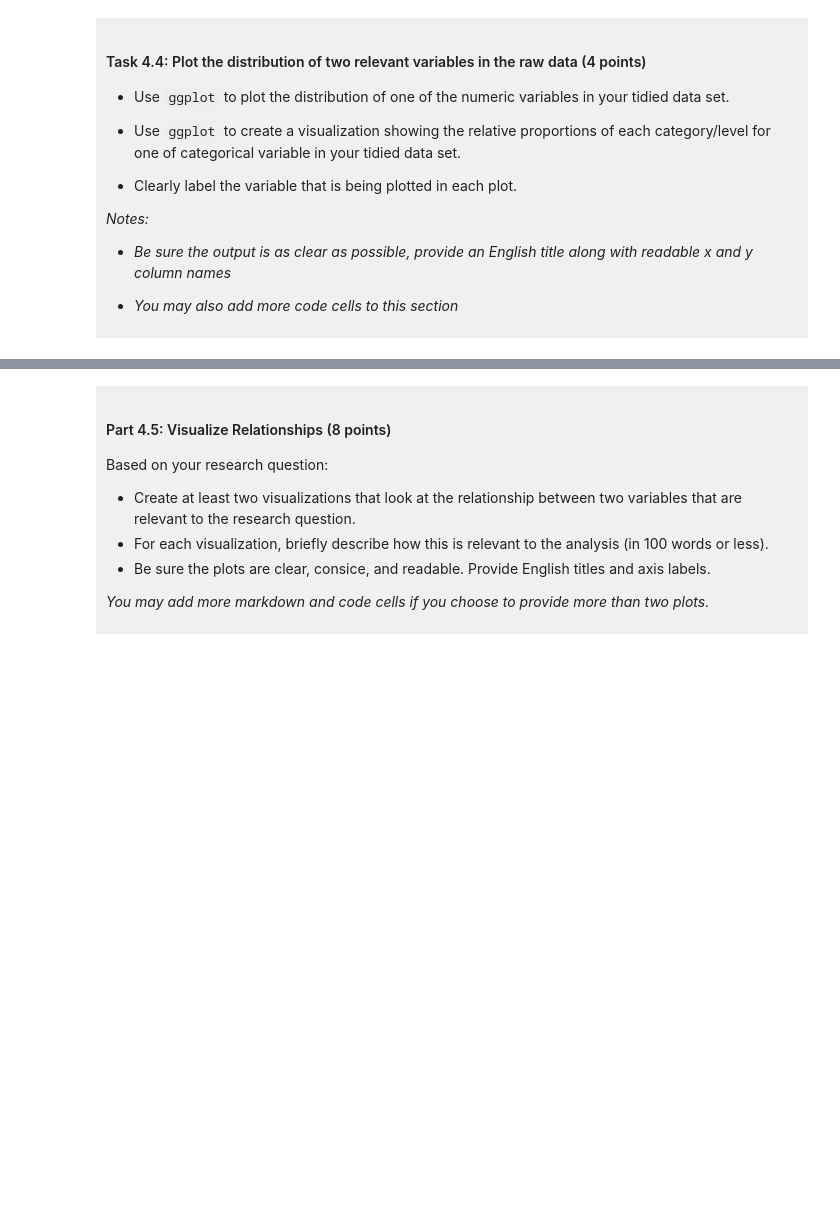
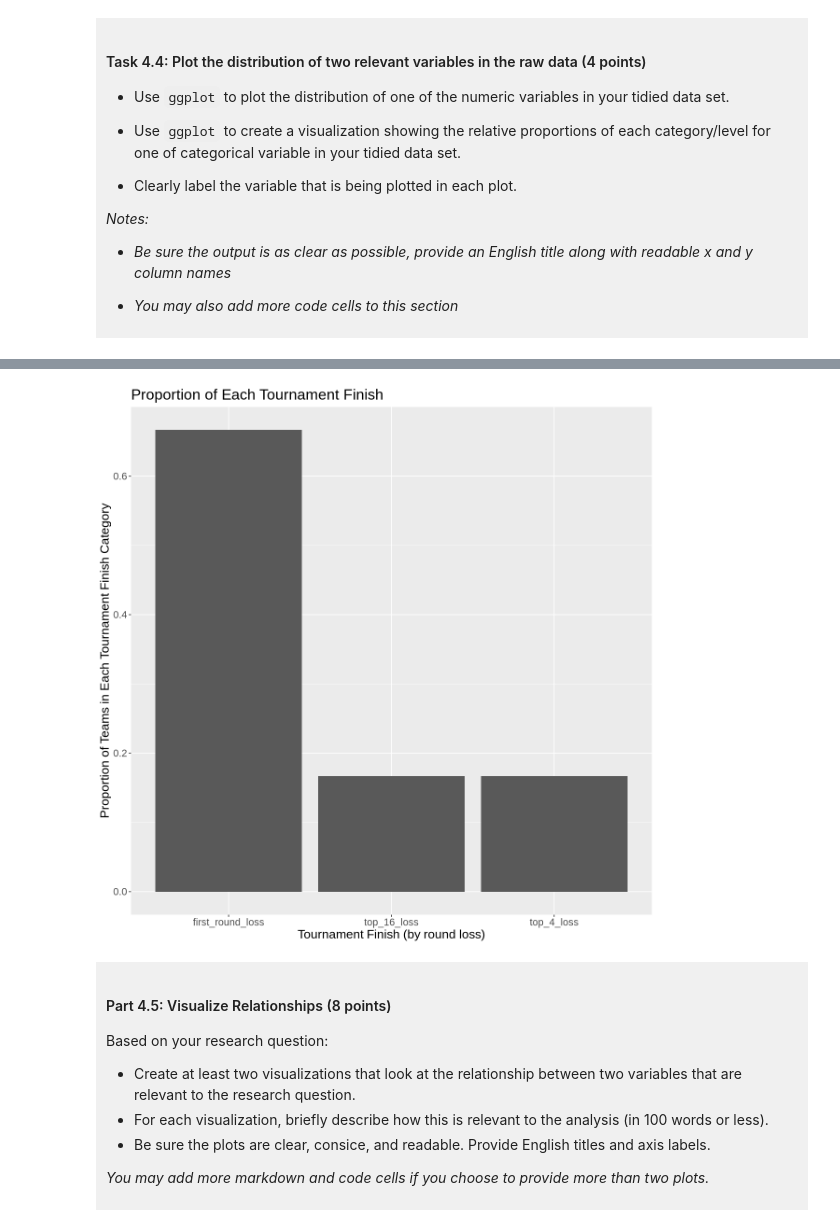
Before and after one commit to ValeriaGJ77/dsci-100-project-Valeria-Gonzalez, a Jupyter notebook: dsci-100-project-notebook.ipynb, the cells around one changed output, grey strips where cells are left out. Saved outputs shown, nothing was run; the diff lists cells and outputs as text; code cells hidden in the pictures; blank space fills up the shorter version.

```diff
--- a/dsci-100-project-notebook.ipynb
+++ b/dsci-100-project-notebook.ipynb
@@ -307,5 +365,18 @@ You will refine your research question (if needed) and produce a tidy data set.
 # %%
-### EDIT THIS CODE CELL FOR PLOT 2 ###
+options(repr.plot.width = 10, repr.plot.height = 10)
+bar_plot <- Womens_NCAA_tidy |>
+    count(tourney_finish) |>
+    mutate(proportion = n/ sum(n)) |>
+    ggplot(aes(x = tourney_finish, y = proportion)) +
+    geom_bar(stat = "identity") +
+    xlab("Tournament Finish (by round loss)") +
+    ylab("Proportion of Teams in Each Tournament Finish Category") +
+    ggtitle("Proportion of Each Tournament Finish")+
+    theme(text = element_text(size=16))
+
+bar_plot
+# %% [output]
+[figure, added]
 # %% [markdown]
 <div style="background-color: #f0f0f0; padding: 10px;">
 
```
Also changed, not shown: parts of 11 cells of this notebook.
